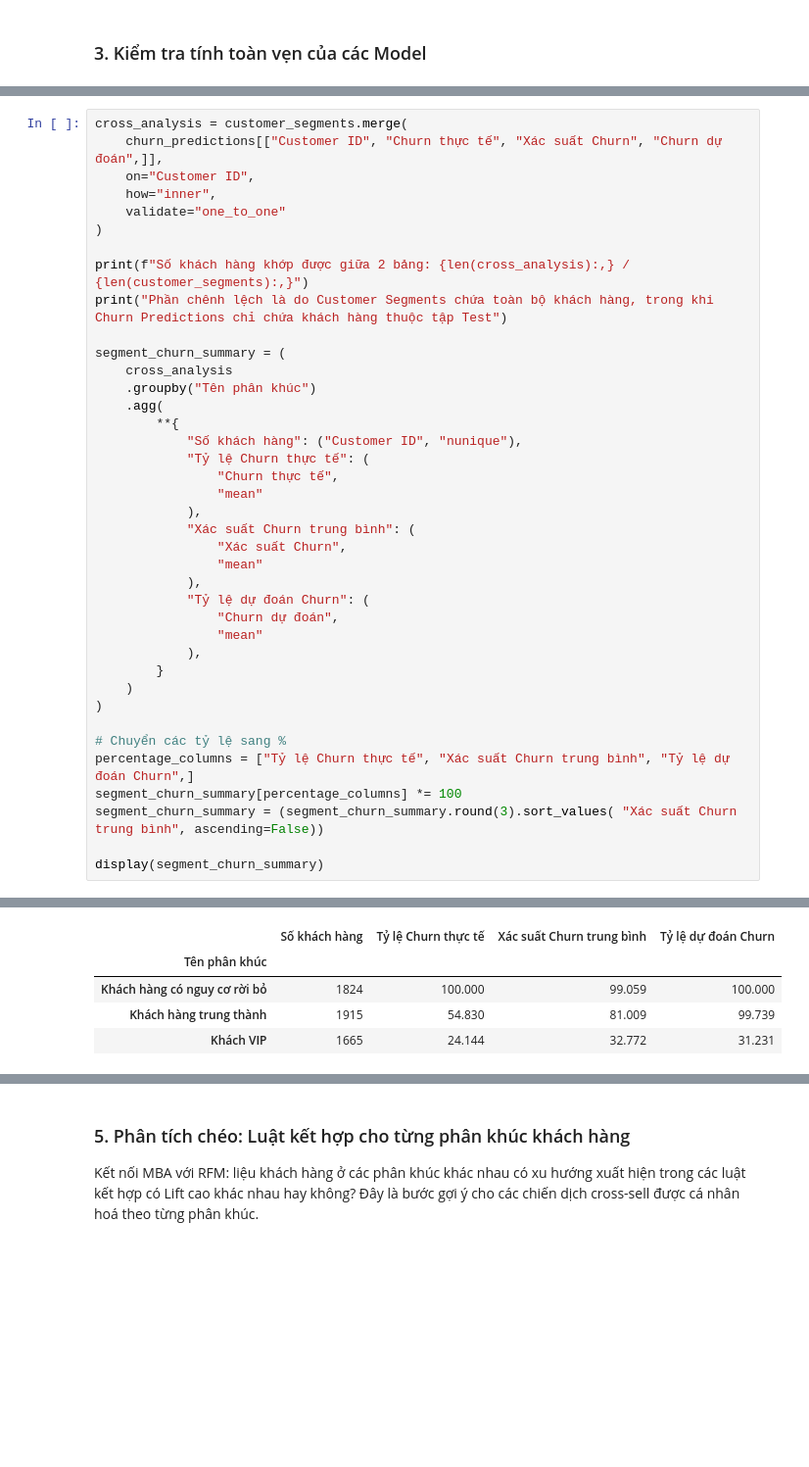
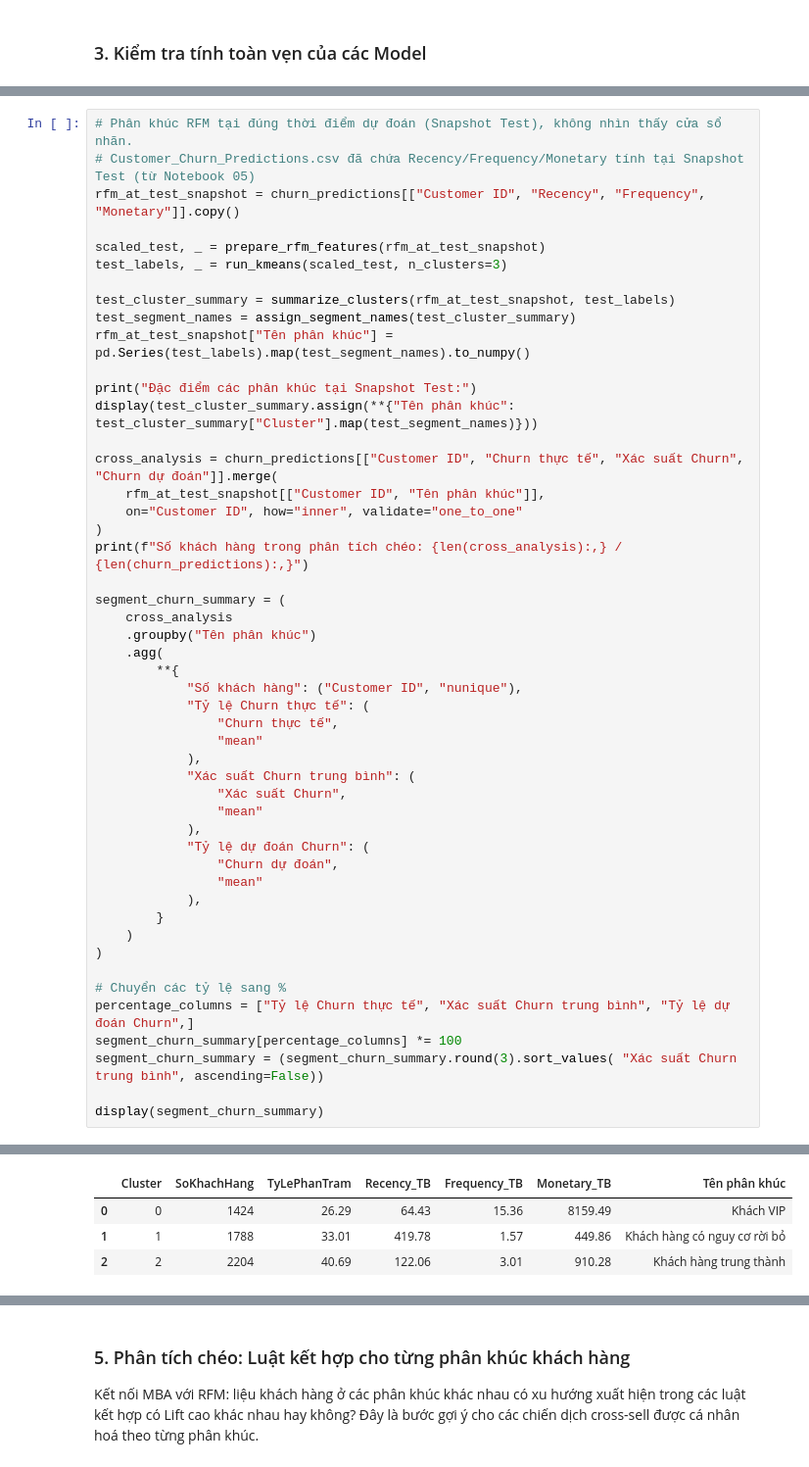
Before and after one commit to LilithLitcht/Customer-Analytics-for-E-Commerce, a Jupyter notebook: Notebooks/06_Evaluation_Comparison.ipynb, the cells around one changed output, grey strips where cells are left out. Shown at 98% size. Drawn from its saved outputs; the diff is of its cells as text; blank space fills up the shorter version.

```diff
--- a/Notebooks/06_Evaluation_Comparison.ipynb
+++ b/Notebooks/06_Evaluation_Comparison.ipynb
@@ -163,13 +173,23 @@ KIỂM TRA LẠI TỪNG MODEL
 # %%
-cross_analysis = customer_segments.merge(
-    churn_predictions[["Customer ID", "Churn thực tế", "Xác suất Churn", "Churn dự đoán",]],
-    on="Customer ID",
-    how="inner",
-    validate="one_to_one"
+# Phân khúc RFM tại đúng thời điểm dự đoán (Snapshot Test), không nhìn thấy cửa sổ nhãn.
+# Customer_Churn_Predictions.csv đã chứa Recency/Frequency/Monetary tính tại Snapshot Test (từ Notebook 05)
+rfm_at_test_snapshot = churn_predictions[["Customer ID", "Recency", "Frequency", "Monetary"]].copy()
+
+scaled_test, _ = prepare_rfm_features(rfm_at_test_snapshot)
+test_labels, _ = run_kmeans(scaled_test, n_clusters=3)
+
+test_cluster_summary = summarize_clusters(rfm_at_test_snapshot, test_labels)
+test_segment_names = assign_segment_names(test_cluster_summary)
+rfm_at_test_snapshot["Tên phân khúc"] = pd.Series(test_labels).map(test_segment_names).to_numpy()
+
+print("Đặc điểm các phân khúc tại Snapshot Test:")
+display(test_cluster_summary.assign(**{"Tên phân khúc": test_cluster_summary["Cluster"].map(test_segment_names)}))
+
+cross_analysis = churn_predictions[["Customer ID", "Churn thực tế", "Xác suất Churn", "Churn dự đoán"]].merge(
+    rfm_at_test_snapshot[["Customer ID", "Tên phân khúc"]],
+    on="Customer ID", how="inner", validate="one_to_one"
 )
-
-print(f"Số khách hàng khớp được giữa 2 bảng: {len(cross_analysis):,} / {len(customer_segments):,}")
-print("Phần chênh lệch là do Customer Segments chứa toàn bộ khách hàng, trong khi Churn Predictions chỉ chứa khách hàng thuộc tập Test")
+print(f"Số khách hàng trong phân tích chéo: {len(cross_analysis):,} / {len(churn_predictions):,}")
 
 segment_churn_summary = (
     cross_analysis
@@ -205,5 +227,4 @@ Phần chênh lệch là do Customer Segments chứa toàn bộ khách hàng, tr
-|  | Số khách hàng | Tỷ lệ Churn thực tế | Xác suất Churn trung bình | Tỷ lệ dự đoán Churn |
-| Tên phân khúc |  |  |  |  |
-| Khách hàng có nguy cơ rời bỏ | 1824 | 100.000 | 99.059 | 100.000 |
-| Khách hàng trung thành | 1915 | 54.830 | 81.009 | 99.739 |
-| Khách VIP | 1665 | 24.144 | 32.772 | 31.231 |
+|  | Cluster | SoKhachHang | TyLePhanTram | Recency_TB | Frequency_TB | Monetary_TB | Tên phân khúc |
+| 0 | 0 | 1424 | 26.29 | 64.43 | 15.36 | 8159.49 | Khách VIP |
+| 1 | 1 | 1788 | 33.01 | 419.78 | 1.57 | 449.86 | Khách hàng có nguy cơ rời bỏ |
+| 2 | 2 | 2204 | 40.69 | 122.06 | 3.01 | 910.28 | Khách hàng trung thành |
```
Also changed, not shown: parts of 20 cells of this notebook, 49 other files.
